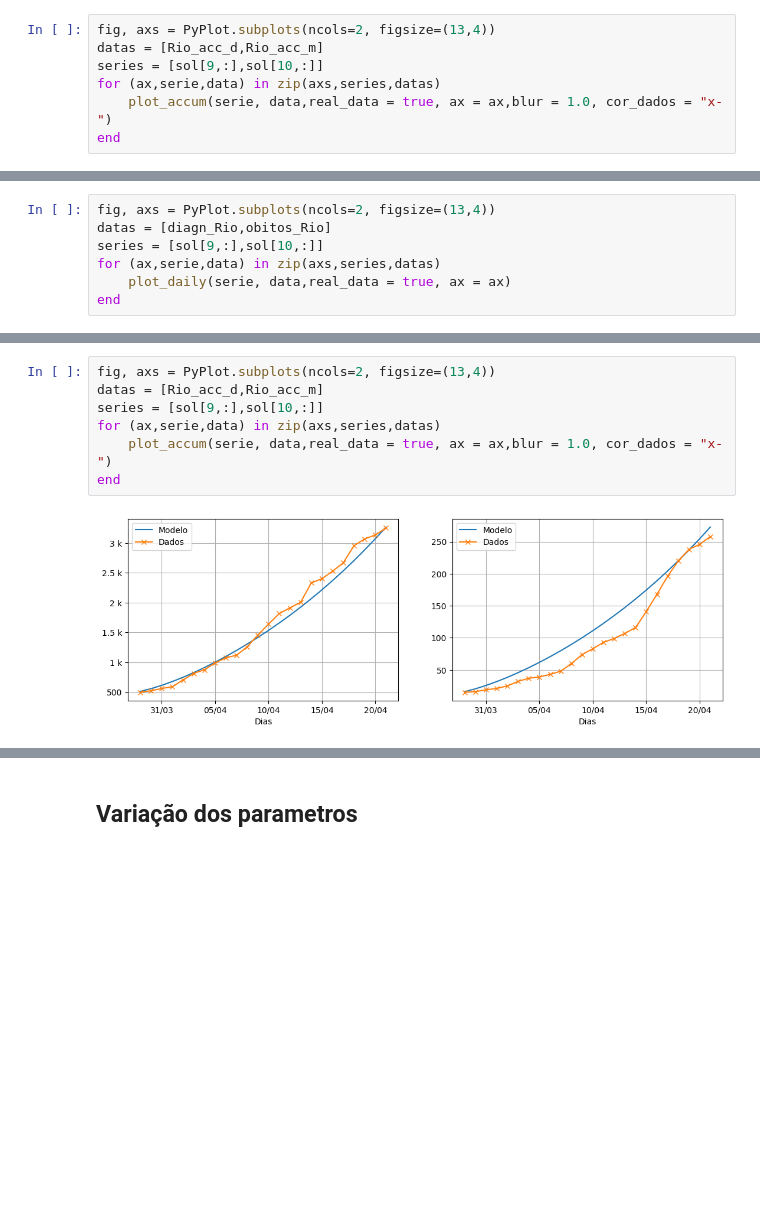
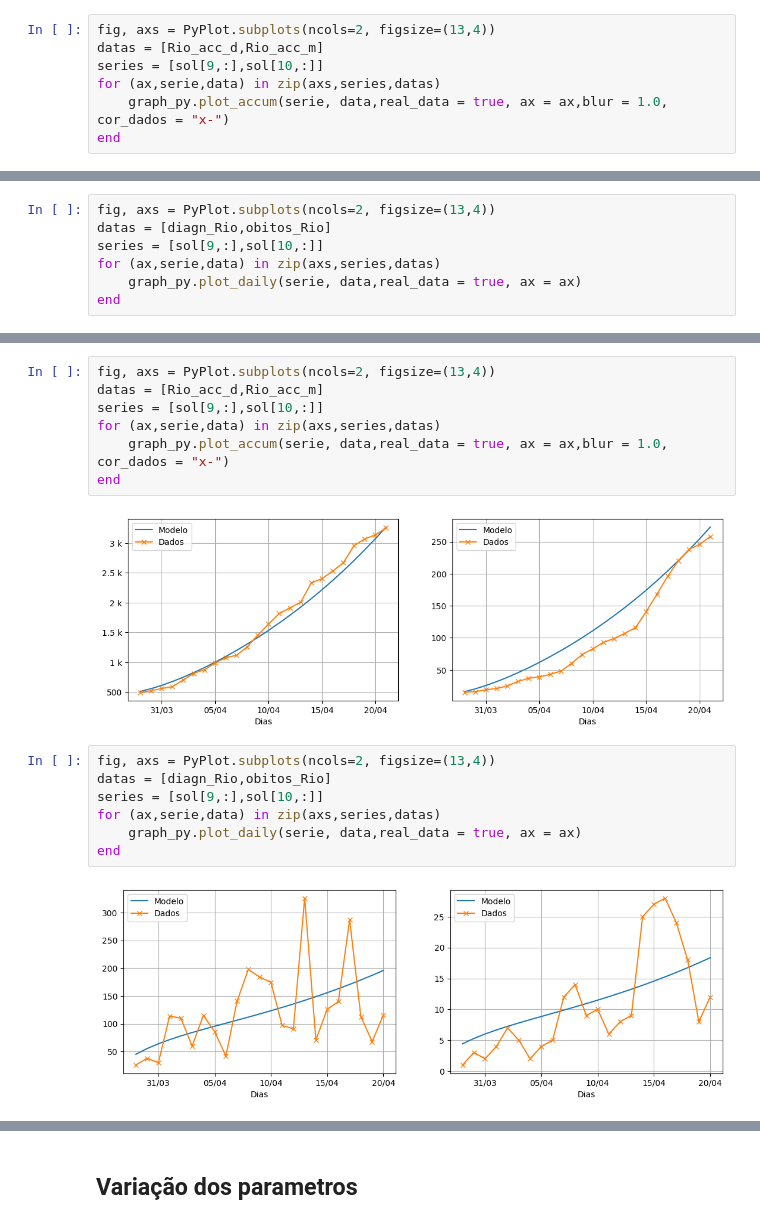
Before and after one commit to rafabench/modelo-covid19, a Jupyter notebook: notebooks/Higher Order Bayes rules for ODEs.ipynb, the cells around one changed output, grey strips where cells are left out. Saved outputs shown, nothing was run; the diff lists cells and outputs as text; blank space fills up the shorter version.

Commit message:
transform graphs.jl in ghaphs_py.py

```diff
--- a/notebooks/Higher Order Bayes rules for ODEs.ipynb
+++ b/notebooks/Higher Order Bayes rules for ODEs.ipynb
@@ -39,7 +39,7 @@ fig, axs = PyPlot.subplots(ncols=2, figsize=(13,4))
 datas = [Rio_acc_d,Rio_acc_m]
 series = [sol[9,:],sol[10,:]]
 for (ax,serie,data) in zip(axs,series,datas)
-    plot_accum(serie, data,real_data = true, ax = ax,blur = 1.0, cor_dados = "x-")
+    graph_py.plot_accum(serie, data,real_data = true, ax = ax,blur = 1.0, cor_dados = "x-")
 end
 # %% [output]
 [figure]
@@ -48,7 +48,7 @@ fig, axs = PyPlot.subplots(ncols=2, figsize=(13,4))
 datas = [diagn_Rio,obitos_Rio]
 series = [sol[9,:],sol[10,:]]
 for (ax,serie,data) in zip(axs,series,datas)
-    plot_daily(serie, data,real_data = true, ax = ax)
+    graph_py.plot_daily(serie, data,real_data = true, ax = ax)
 end
 # %% [output]
 [figure]
@@ -134,10 +137,19 @@ fig, axs = PyPlot.subplots(ncols=2, figsize=(13,4))
 datas = [Rio_acc_d,Rio_acc_m]
 series = [sol[9,:],sol[10,:]]
 for (ax,serie,data) in zip(axs,series,datas)
-    plot_accum(serie, data,real_data = true, ax = ax,blur = 1.0, cor_dados = "x-")
+    graph_py.plot_accum(serie, data,real_data = true, ax = ax,blur = 1.0, cor_dados = "x-")
 end
 # %% [output]
 [figure]
+# %%
+fig, axs = PyPlot.subplots(ncols=2, figsize=(13,4))
+datas = [diagn_Rio,obitos_Rio]
+series = [sol[9,:],sol[10,:]]
+for (ax,serie,data) in zip(axs,series,datas)
+    graph_py.plot_daily(serie, data,real_data = true, ax = ax)
+end
+# %% [output]
+[figure, added]
 # %%
 Ts = 0.0:1.0:200
 CI_opt, p_opt = build_p_ci(res.minimizer)
```
Also changed, not shown: parts of 13 cells of this notebook, 2 other files.
